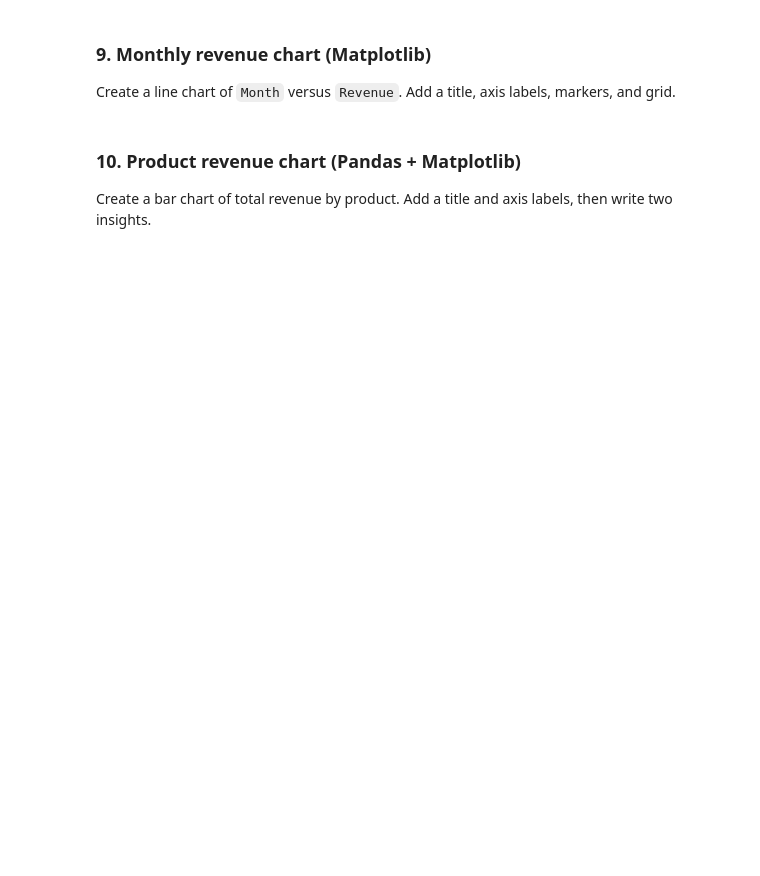
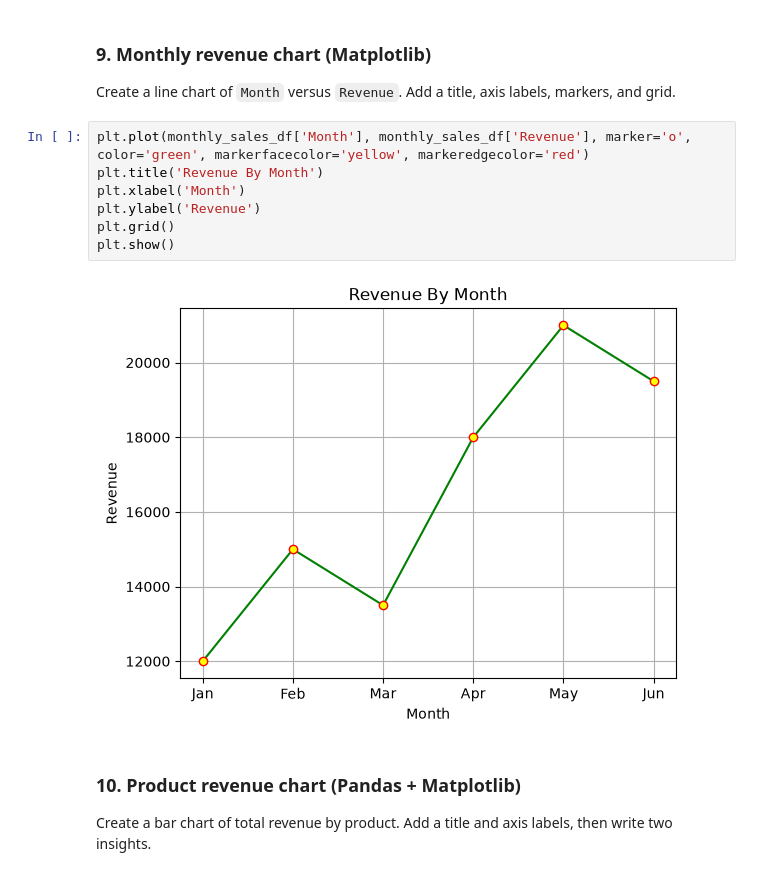
Before and after one commit to vanshbatham/retail-store-analysis, a Jupyter notebook: Retail_Store_Analysis.ipynb, the cells around one changed output. Drawn from its saved outputs; the diff is of its cells as text; blank space fills up the shorter version.

Commit message:
Add retail store sales analysis

```diff
--- a/Retail_Store_Analysis.ipynb
+++ b/Retail_Store_Analysis.ipynb
@@ -80,6 +166,15 @@ Convert `monthly_sales_df['Revenue']` into a NumPy array. Calculate mean, maximu
 # %% [markdown]
 ### 9. Monthly revenue chart (Matplotlib)
 Create a line chart of `Month` versus `Revenue`. Add a title, axis labels, markers, and grid.
+# %%
+plt.plot(monthly_sales_df['Month'], monthly_sales_df['Revenue'], marker='o', color='green', markerfacecolor='yellow', markeredgecolor='red')
+plt.title('Revenue By Month')
+plt.xlabel('Month')
+plt.ylabel('Revenue')
+plt.grid()
+plt.show()
+# %% [output]
+[figure, added]
 # %% [markdown]
 ### 10. Product revenue chart (Pandas + Matplotlib)
 Create a bar chart of total revenue by product. Add a title and axis labels, then write two insights.
```
Also changed, not shown: parts of 12 cells of this notebook.
